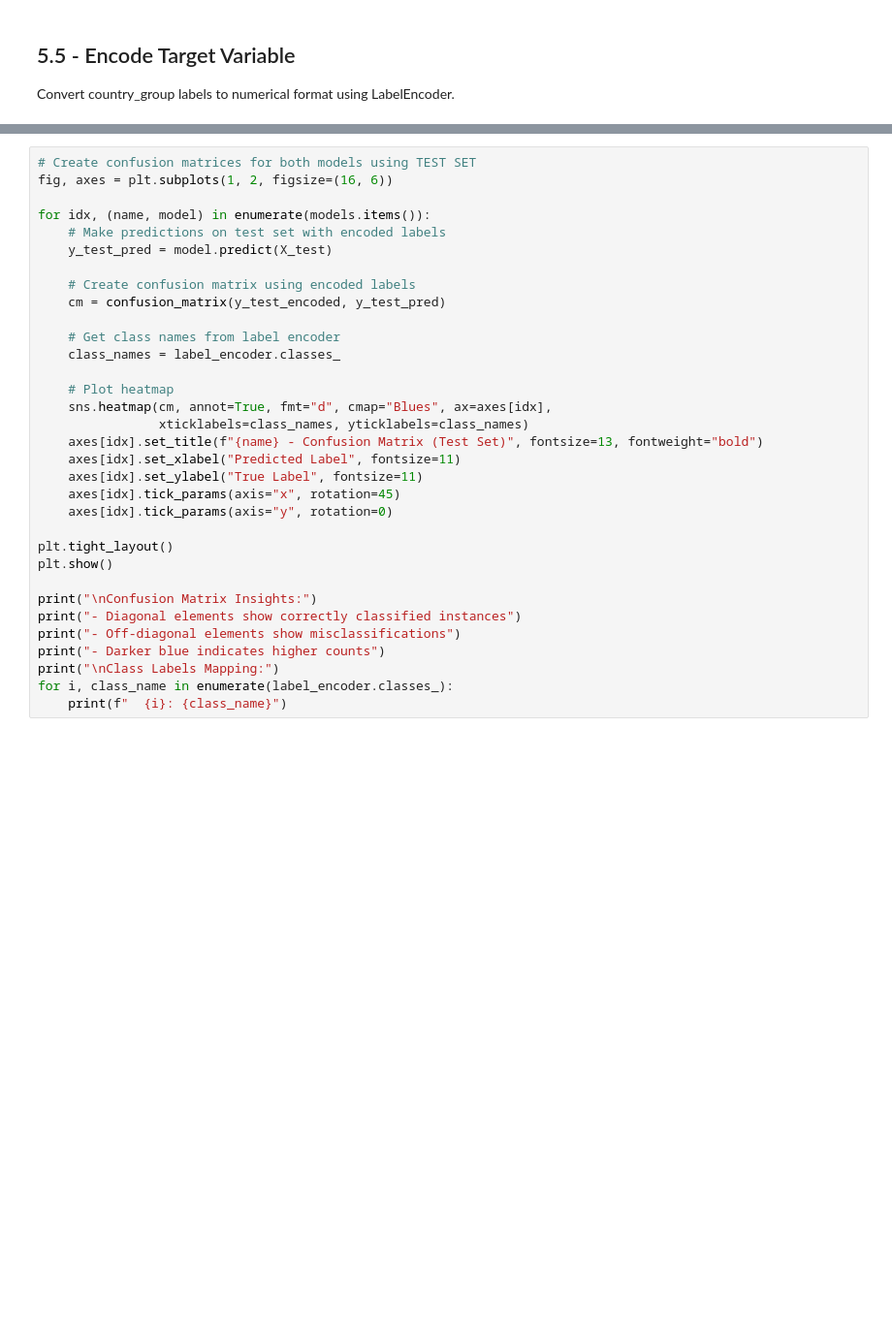
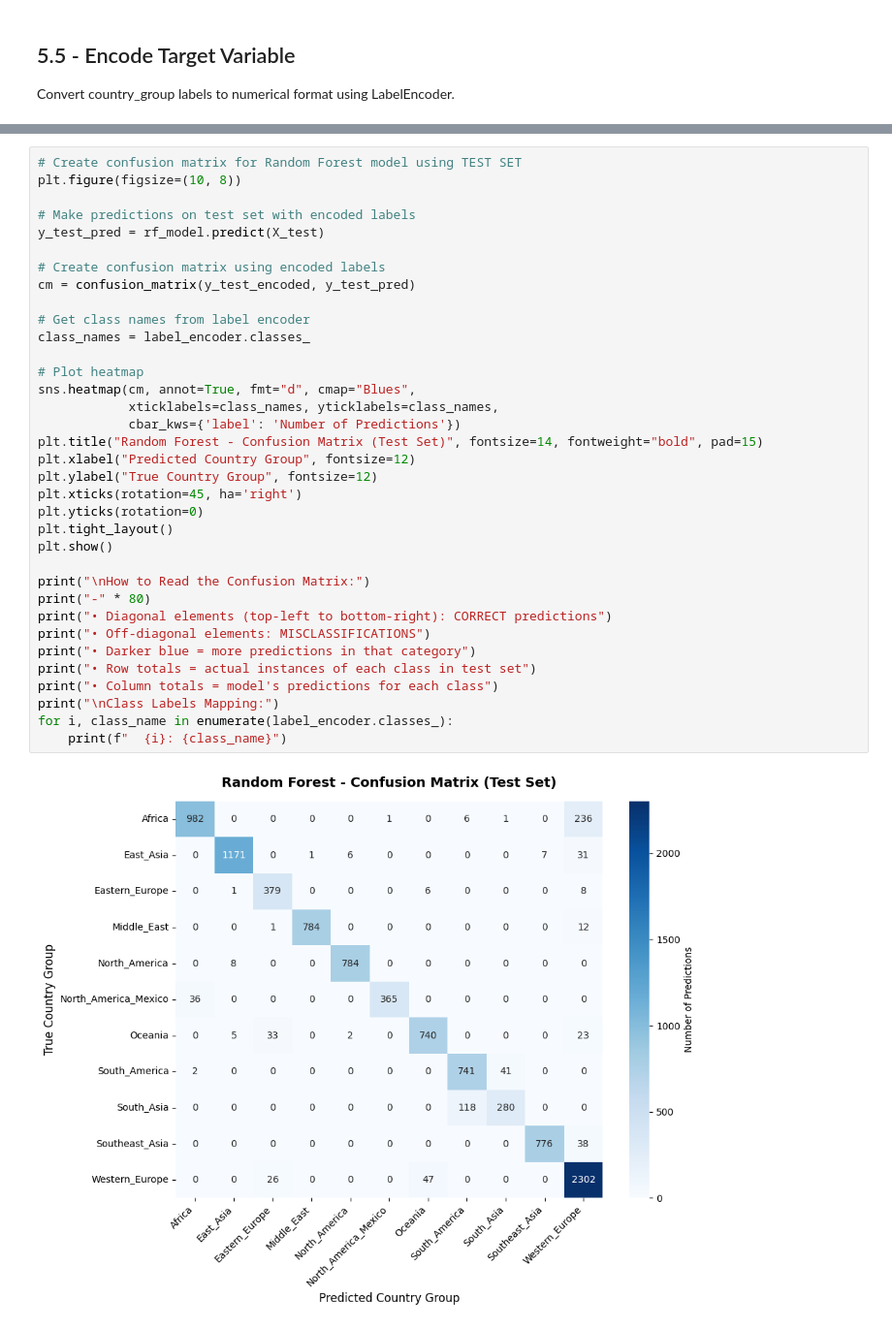
Before and after one commit to MohamedElquesni/ACL-International-Hotel-Booking-Analytics-, a Jupyter notebook: Milestone 1/Milestone 1.ipynb, the cells around one changed output, grey strips where cells are left out. Shown at 97% size. Saved outputs shown, nothing was run; the diff lists cells and outputs as text; blank space fills up the shorter version.

```diff
--- a/Milestone 1/Milestone 1.ipynb
+++ b/Milestone 1/Milestone 1.ipynb
@@ -965,33 +1311,37 @@ Visualize the confusion matrices to understand where each model makes mistakes.
 # %%
-# Create confusion matrices for both models using TEST SET
-fig, axes = plt.subplots(1, 2, figsize=(16, 6))
+# Create confusion matrix for Random Forest model using TEST SET
+plt.figure(figsize=(10, 8))
 
-for idx, (name, model) in enumerate(models.items()):
-    # Make predictions on test set with encoded labels
-    y_test_pred = model.predict(X_test)
+# Make predictions on test set with encoded labels
+y_test_pred = rf_model.predict(X_test)
 
-    # Create confusion matrix using encoded labels
-    cm = confusion_matrix(y_test_encoded, y_test_pred)
+# Create confusion matrix using encoded labels
+cm = confusion_matrix(y_test_encoded, y_test_pred)
 
-    # Get class names from label encoder
-    class_names = label_encoder.classes_
+# Get class names from label encoder
+class_names = label_encoder.classes_
 
-    # Plot heatmap
-    sns.heatmap(cm, annot=True, fmt="d", cmap="Blues", ax=axes[idx],
-                xticklabels=class_names, yticklabels=class_names)
-    axes[idx].set_title(f"{name} - Confusion Matrix (Test Set)", fontsize=13, fontweight="bold")
-    axes[idx].set_xlabel("Predicted Label", fontsize=11)
-    axes[idx].set_ylabel("True Label", fontsize=11)
-    axes[idx].tick_params(axis="x", rotation=45)
-    axes[idx].tick_params(axis="y", rotation=0)
-
+# Plot heatmap
+sns.heatmap(cm, annot=True, fmt="d", cmap="Blues",
+            xticklabels=class_names, yticklabels=class_names,
+            cbar_kws={'label': 'Number of Predictions'})
+plt.title("Random Forest - Confusion Matrix (Test Set)", fontsize=14, fontweight="bold", pad=15)
+plt.xlabel("Predicted Country Group", fontsize=12)
+plt.ylabel("True Country Group", fontsize=12)
+plt.xticks(rotation=45, ha='right')
+plt.yticks(rotation=0)
 plt.tight_layout()
 plt.show()
 
-print("\nConfusion Matrix Insights:")
-print("- Diagonal elements show correctly classified instances")
-print("- Off-diagonal elements show misclassifications")
-print("- Darker blue indicates higher counts")
+print("\nHow to Read the Confusion Matrix:")
+print("-" * 80)
+print("• Diagonal elements (top-left to bottom-right): CORRECT predictions")
+print("• Off-diagonal elements: MISCLASSIFICATIONS")
+print("• Darker blue = more predictions in that category")
+print("• Row totals = actual instances of each class in test set")
+print("• Column totals = model's predictions for each class")
 print("\nClass Labels Mapping:")
 for i, class_name in enumerate(label_encoder.classes_):
     print(f"  {i}: {class_name}")
+# %% [output]
+[figure, added]
```
Also changed, not shown: parts of 68 cells of this notebook.
